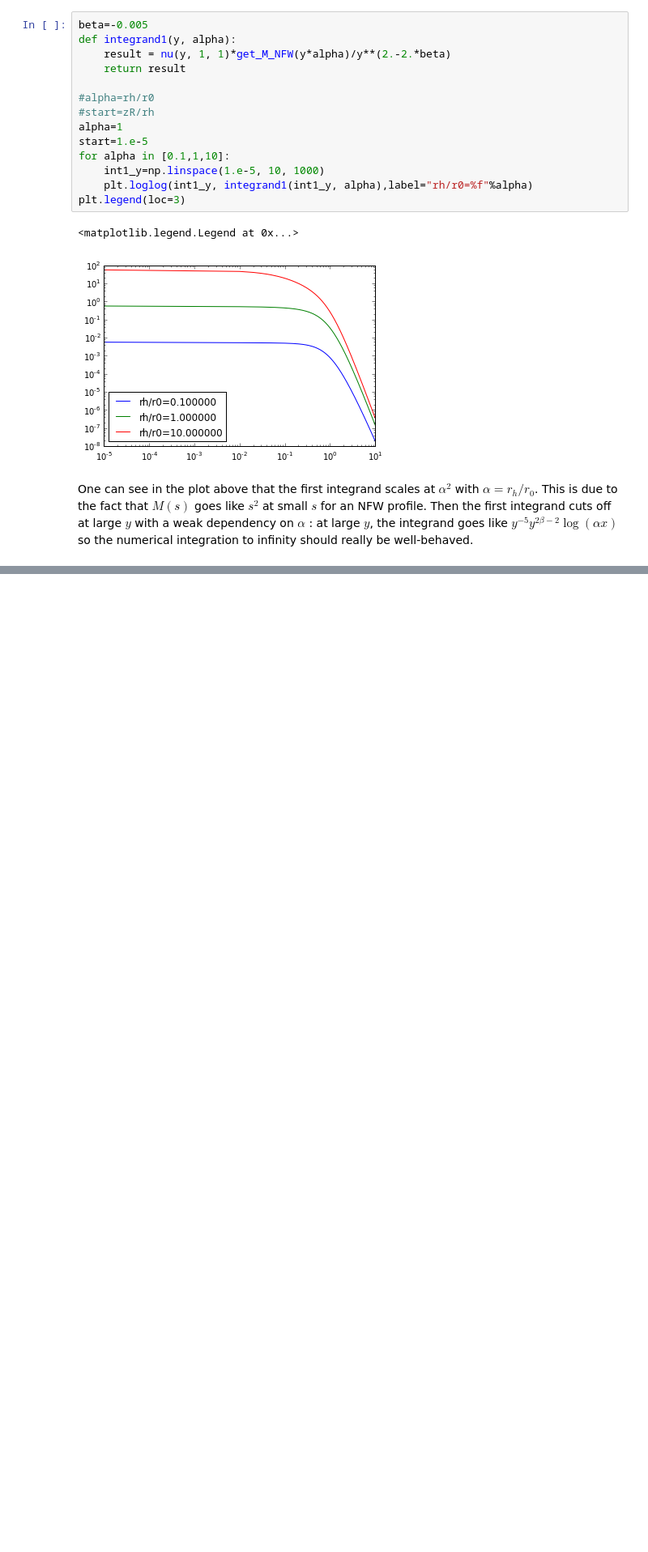
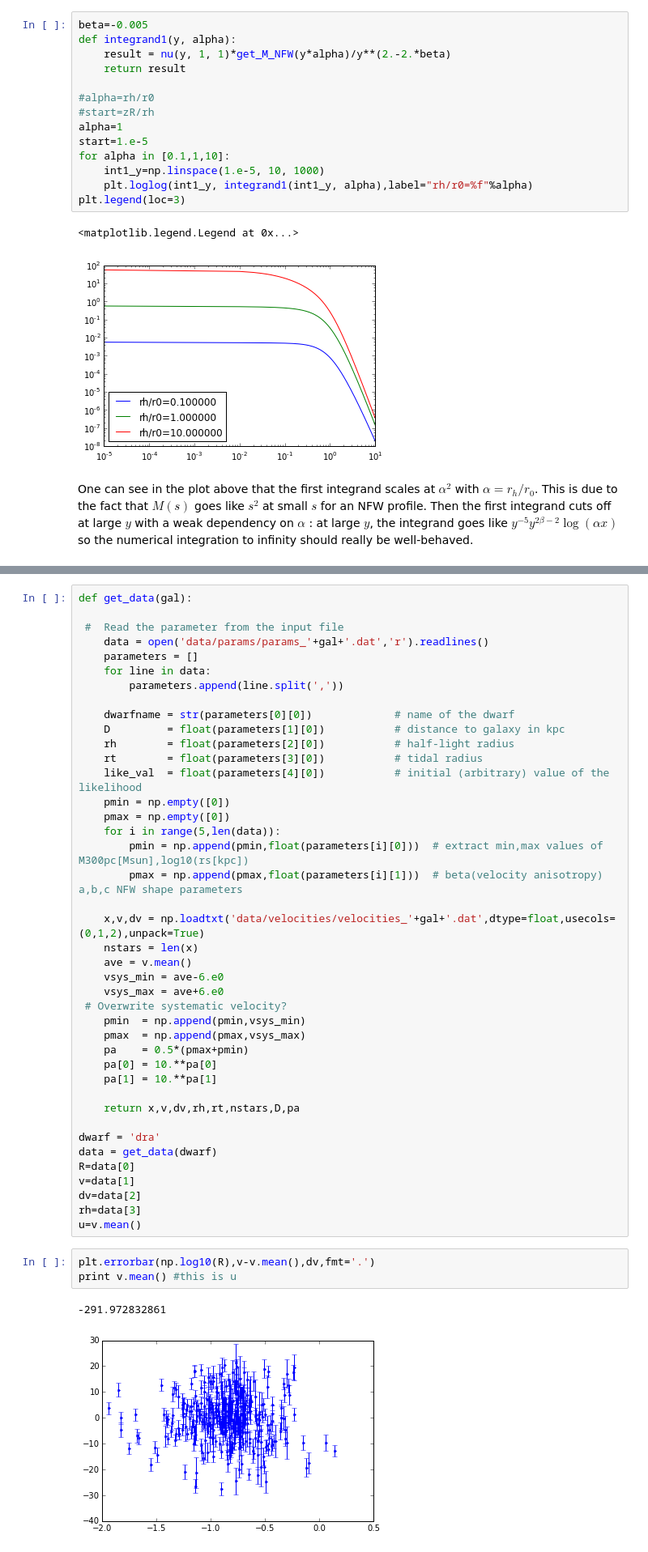
Before and after one commit to achiappo/FRESKA, a Jupyter notebook: spherical_jeans_analysis.ipynb, the cells around one changed output, grey strips where cells are left out. Shown: that part at 81% size. Cells and saved outputs as stored; diff of their text form; blank space fills up the shorter version.

```diff
--- a/spherical_jeans_analysis.ipynb
+++ b/spherical_jeans_analysis.ipynb
@@ -121,0 +164,47 @@ print integral1(ymin,alpha)
+# %%
+def get_data(gal):
+
+ #  Read the parameter from the input file
+    data = open('data/params/params_'+gal+'.dat','r').readlines()
+    parameters = []
+    for line in data:
+        parameters.append(line.split(','))
+
+    dwarfname = str(parameters[0][0])             # name of the dwarf
+    D         = float(parameters[1][0])           # distance to galaxy in kpc
+    rh        = float(parameters[2][0])           # half-light radius
+    rt        = float(parameters[3][0])           # tidal radius
+    like_val  = float(parameters[4][0])           # initial (arbitrary) value of the likelihood
+    pmin = np.empty([0])
+    pmax = np.empty([0])
+    for i in range(5,len(data)):
+        pmin = np.append(pmin,float(parameters[i][0]))  # extract min,max values of M300pc[Msun],log10(rs[kpc])
+        pmax = np.append(pmax,float(parameters[i][1]))  # beta(velocity anisotropy) a,b,c NFW shape parameters
+
+    x,v,dv = np.loadtxt('data/velocities/velocities_'+gal+'.dat',dtype=float,usecols=(0,1,2),unpack=True)
+    nstars = len(x)
+    ave = v.mean()
+    vsys_min = ave-6.e0
+    vsys_max = ave+6.e0
+ # Overwrite systematic velocity?
+    pmin  = np.append(pmin,vsys_min)
+    pmax  = np.append(pmax,vsys_max)
+    pa    = 0.5*(pmax+pmin)
+    pa[0] = 10.**pa[0]
+    pa[1] = 10.**pa[1]
+
+    return x,v,dv,rh,rt,nstars,D,pa
+
+dwarf = 'dra'
+data = get_data(dwarf)
+R=data[0]
+v=data[1]
+dv=data[2]
+rh=data[3]
+u=v.mean()
+# %%
+plt.errorbar(np.log10(R),v-v.mean(),dv,fmt='.')
+print v.mean() #this is u
+# %% [output]
+-291.972832861
+[figure, added]
```
Also changed, not shown: parts of 17 cells of this notebook.
